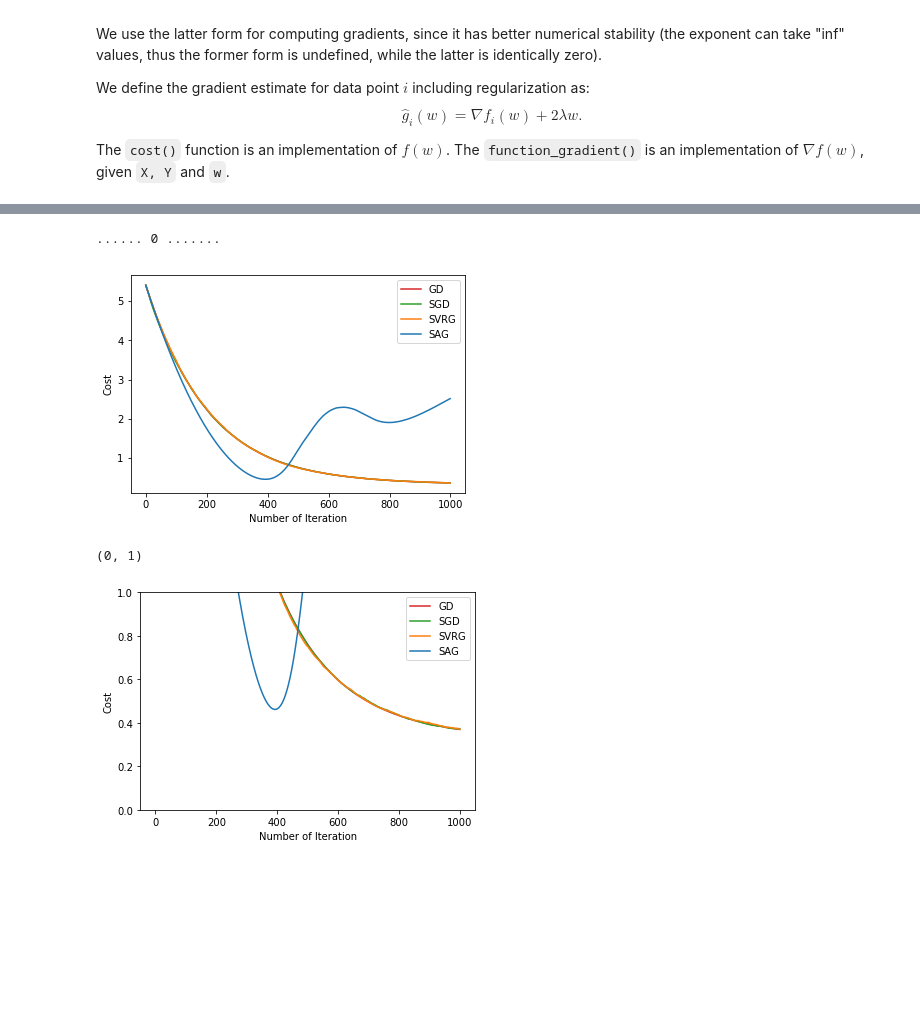
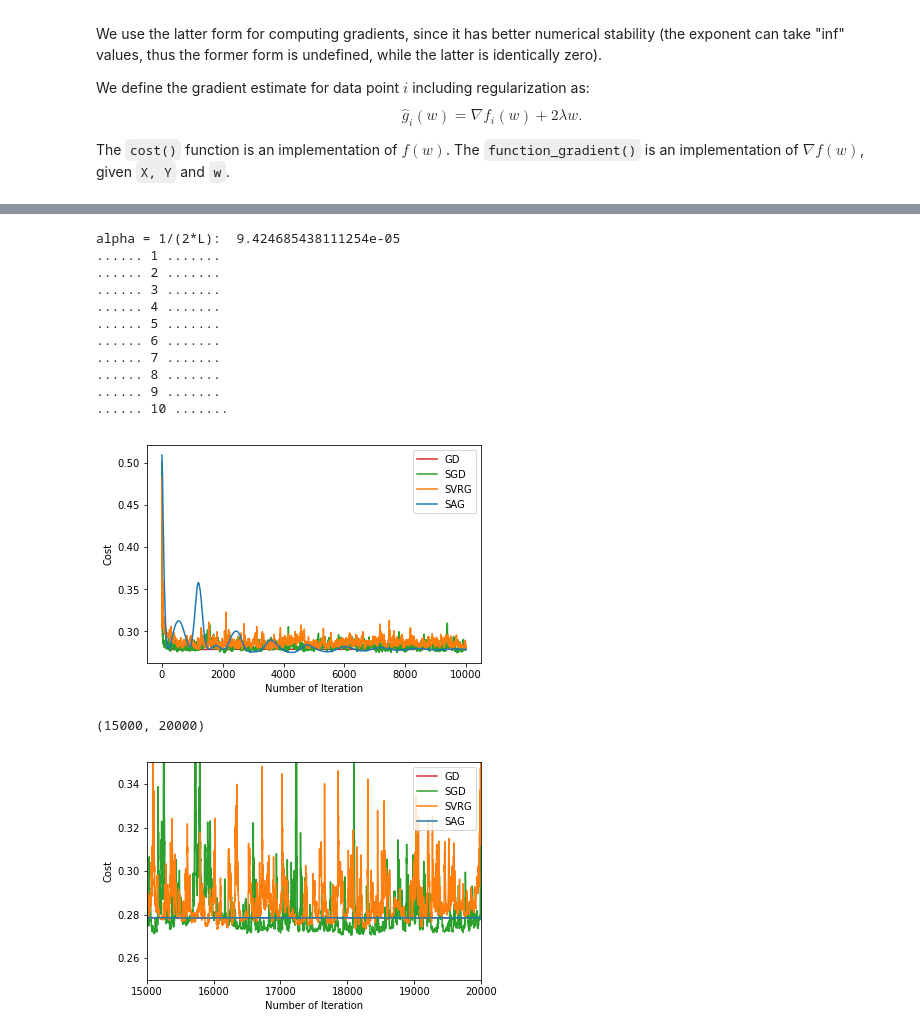
Before and after one commit to hellkvist/EP3260-MLoNs-2020-MH, a Jupyter notebook: Computer-Assignments/CA-G2-2.ipynb, the cells around one changed output, grey strips where cells are left out. Drawn from its saved outputs; the diff is of its cells as text; code cells hidden in the pictures; blank space fills up the shorter version.

Commit message:
added verbose option to solver(), and fixed small error in eigenvalue computation

```diff
--- a/Computer-Assignments/CA-G2-2.ipynb
+++ b/Computer-Assignments/CA-G2-2.ipynb
@@ -45,7 +45,7 @@ def find_smoothness(X, Y, lambda_):
 
     YX = Y * X
     Z = YX.T @ YX
-    eigs, _ = (1/(4*N))*np.linalg.eig(Z)
+    eigs, _ = np.linalg.eig((1/(4*N))*Z)
     L = np.max(eigs) + 2*lambda_
 
     return L
@@ -255,5 +260,5 @@ def solver(x, y, w, alpha, num_iters, lambda_, epsilon, optimizer = "GD", mem=Fa
 ## Define solvers: GD, SGD, SVRG and SAG.
 # Setting the values here:
 
-lambda_ = 100 # change the value 1e-6 is good for full matrices
+lambda_ = 10 # change the value 1e-6 is good for full matrices
 epsilon = 0.000001 # change the value
@@ -287,0 +278,8 @@ alpha:  1.1232188334905392e-05
+# %%
+# smoothness and convexity
+L = find_smoothness(x, y, lambda_)
+print("L: ", L)
+scaling = 2
+alpha = 1/(scaling*L)
+alpha_string = "alpha = 1/({0}*L)".format(scaling) + ": "
+print(alpha_string, alpha)
@@ -367,7 +337,7 @@ Training time for SAG:  0.5724947452545166
 I_max = 100
 ti= np.zeros((I_max,4))
 cost_= np.zeros((I_max,4))
-w = np.random.rand(D,1)*0.01
+w = np.random.rand(d,1)*0.01
 for i in range(I_max):
     print("......",i,".......")
     #--------------GD-------------------
@@ -436,48 +426,59 @@ plt.show()
 # %%
 ## Executing the iterations and plot the cost function here:
-n_sims = 1
-I_max = 1000
+print(alpha_string, alpha)
+n_sims = 10
+I_max = 10000
 ti= np.zeros((I_max,4))
 cost_= np.zeros((I_max,4))
 for n in range(n_sims):
-    w = np.random.rand(D,1)*0.1
+    w = np.random.rand(d,1)*0.01
 
-    print("......",n,".......")
+    print("......",n+1,".......")
     #--------------GD-------------------
-    gd, gd_cost  = solver(x, y, w, alpha, I_max, lambda_, epsilon, optimizer="GD", mem=False, return_cost=True)
+    gd, gd_cost  = solver(x, y, w, alpha, I_max, lambda_, epsilon, optimizer="GD", mem=False, return_cost=True, verbose=False)
 
     cost_[:,0] += gd_cost/n_sims
 
     #---------------SGD------------------
-    sgd, sgd_cost = solver(x, y, w, alpha, I_max, lambda_, epsilon, optimizer="SGD", mem=False, return_cost=True)
+    sgd, sgd_cost = solver(x, y, w, alpha, I_max, lambda_, epsilon, optimizer="SGD", mem=False, return_cost=True, verbose=False)
 
     cost_[:,1] += sgd_cost/n_sims
 
     #---------------SVRG----------------
-    svrg, svrg_cost = solver(x, y, w, alpha, I_max, lambda_, epsilon, optimizer="SVRG", mem=False, return_cost=True)
+    svrg, svrg_cost = solver(x, y, w, alpha, I_max, lambda_, epsilon, optimizer="SVRG", mem=False, return_cost=True, verbose=False)
 
     cost_[:,2] += svrg_cost/n_sims
 
     #---------------SAG------------------
-    sag, sag_cost = solver(x, y, w, alpha, I_max, lambda_, epsilon, optimizer="SAG", mem=False, return_cost=True)
+    sag, sag_cost = solver(x, y, w, alpha, I_max, lambda_, epsilon, optimizer="SAG", mem=False, return_cost=True, verbose=False)
 
     cost_[:,3] += sag_cost/n_sims
 
     #------------------------------------
 ## PLOTs
 l0 = plt.plot(cost_[:,0],color="C3")
 l1 = plt.plot(cost_[:,1],color="C2")
 l2 = plt.plot(cost_[:,2],color="C1")
 l3 = plt.plot(cost_[:,3],color="C0")
 # complete other plots here:
 
 plt.xlabel("Number of Iteration")
 plt.ylabel("Cost")
 plt.legend(['GD', 'SGD', 'SVRG', 'SAG'])
 plt.show()
 # %% [output]
-...... 0 .......
+alpha = 1/(2*L):  9.424685438111254e-05
+...... 1 .......
+...... 2 .......
+...... 3 .......
+...... 4 .......
+...... 5 .......
+...... 6 .......
+...... 7 .......
+...... 8 .......
+...... 9 .......
+...... 10 .......
-[figure, old version]
+[figure, new version]
 # %%
 ## PLOTs
 l0 = plt.plot(cost_[:,0],color="C3")
@@ -490,10 +491,11 @@ plt.xlabel("Number of Iteration")
 plt.ylabel("Cost")
 plt.legend(['GD', 'SGD', 'SVRG', 'SAG'])
 
-plt.ylim(0, 1)
+plt.ylim(0.25, .35)
+plt.xlim(15000,20000)
 # %% [output]
-(0, 1)
+(15000, 20000)
-[figure, old version]
+[figure, new version]
 # %%
 ## Tunning the hyper-paramter here:
 # %%
```
Also changed, not shown: parts of 12 cells of this notebook.
